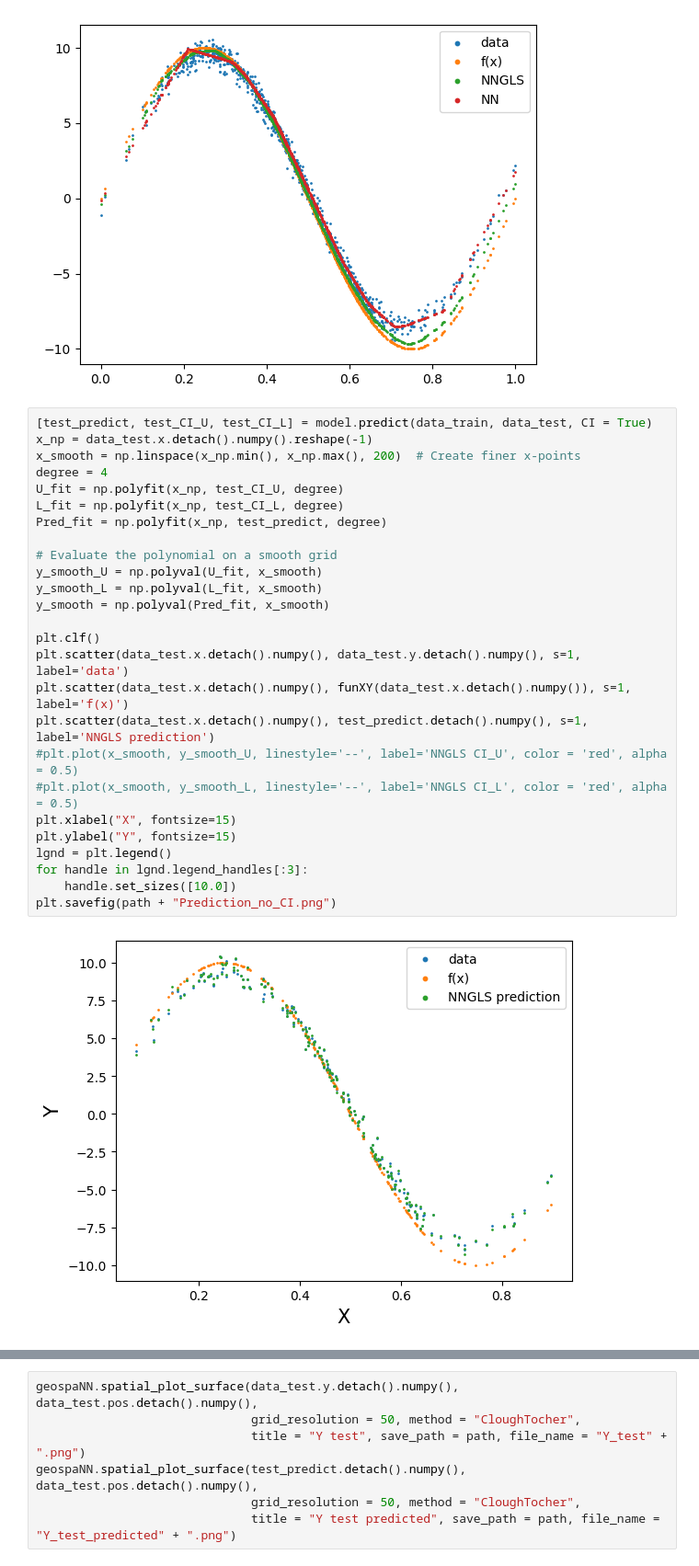
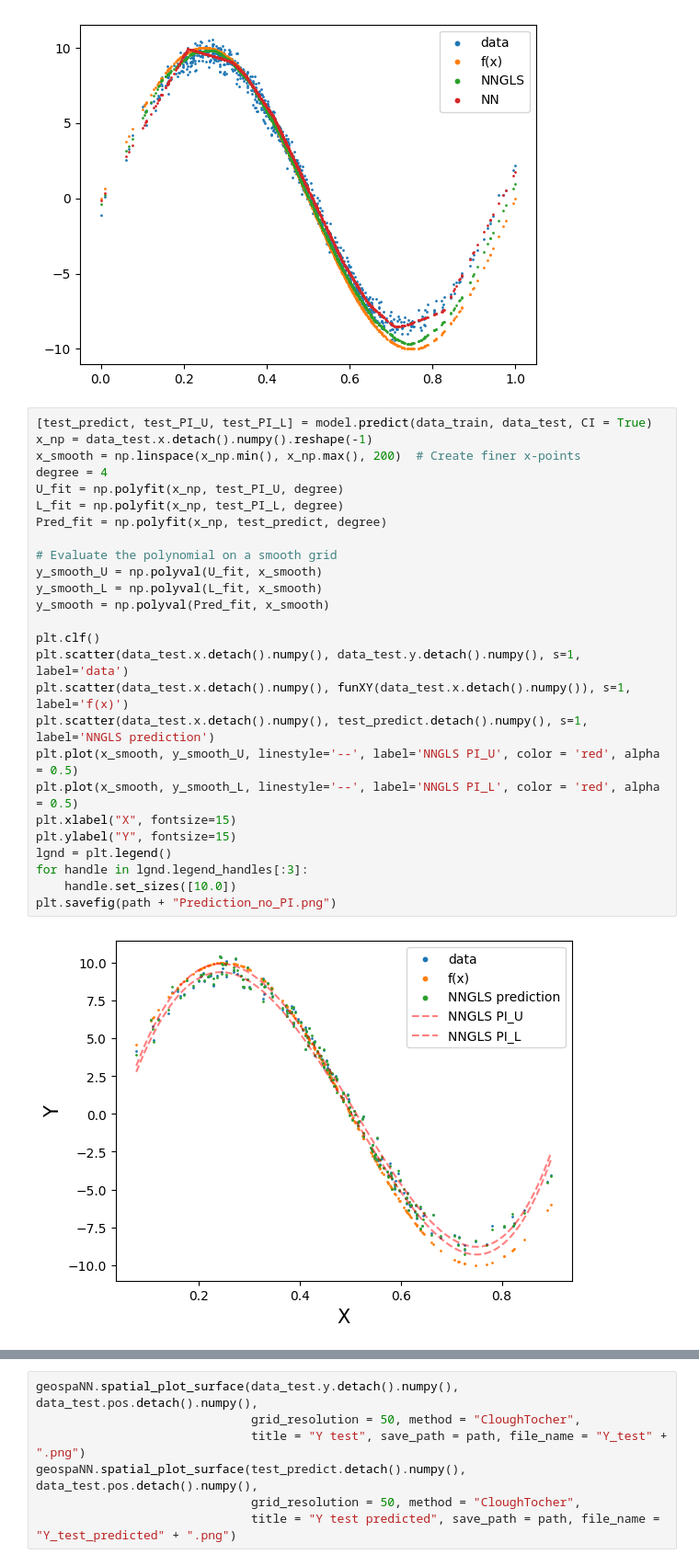
Before and after one commit to abhirupdatta/geospatial_stats_ML_short_course_2024, a Jupyter notebook: demo_code/Example_utils.ipynb, the cells around one changed output, grey strips where cells are left out. Shown at 92% size. Cells and saved outputs as stored; diff of their text form.

```diff
--- a/demo_code/Example_utils.ipynb
+++ b/demo_code/Example_utils.ipynb
@@ -218,33 +218,33 @@ plt.savefig(path + 'Estimation.png')
 # %% [output]
 [figure]
 # %%
-[test_predict, test_CI_U, test_CI_L] = model.predict(data_train, data_test, CI = True)
+[test_predict, test_PI_U, test_PI_L] = model.predict(data_train, data_test, CI = True)
 x_np = data_test.x.detach().numpy().reshape(-1)
 x_smooth = np.linspace(x_np.min(), x_np.max(), 200)  # Create finer x-points
 degree = 4
-U_fit = np.polyfit(x_np, test_CI_U, degree)
-L_fit = np.polyfit(x_np, test_CI_L, degree)
+U_fit = np.polyfit(x_np, test_PI_U, degree)
+L_fit = np.polyfit(x_np, test_PI_L, degree)
 Pred_fit = np.polyfit(x_np, test_predict, degree)
 
 # Evaluate the polynomial on a smooth grid
 y_smooth_U = np.polyval(U_fit, x_smooth)
 y_smooth_L = np.polyval(L_fit, x_smooth)
 y_smooth = np.polyval(Pred_fit, x_smooth)
 
 plt.clf()
 plt.scatter(data_test.x.detach().numpy(), data_test.y.detach().numpy(), s=1, label='data')
 plt.scatter(data_test.x.detach().numpy(), funXY(data_test.x.detach().numpy()), s=1, label='f(x)')
 plt.scatter(data_test.x.detach().numpy(), test_predict.detach().numpy(), s=1, label='NNGLS prediction')
-#plt.plot(x_smooth, y_smooth_U, linestyle='--', label='NNGLS CI_U', color = 'red', alpha = 0.5)
-#plt.plot(x_smooth, y_smooth_L, linestyle='--', label='NNGLS CI_L', color = 'red', alpha = 0.5)
+plt.plot(x_smooth, y_smooth_U, linestyle='--', label='NNGLS PI_U', color = 'red', alpha = 0.5)
+plt.plot(x_smooth, y_smooth_L, linestyle='--', label='NNGLS PI_L', color = 'red', alpha = 0.5)
 plt.xlabel("X", fontsize=15)
 plt.ylabel("Y", fontsize=15)
 lgnd = plt.legend()
 for handle in lgnd.legend_handles[:3]:
     handle.set_sizes([10.0])
-plt.savefig(path + "Prediction_no_CI.png")
+plt.savefig(path + "Prediction_no_PI.png")
 # %% [output]
-[figure, old version]
+[figure, new version]
 # %%
 plt.clf()
 plt.scatter(data_test.x.detach().numpy(), data_test.y.detach().numpy(), s=1, label='data')
```
Also changed, not shown: parts of 2 cells of this notebook, 21 other files.
